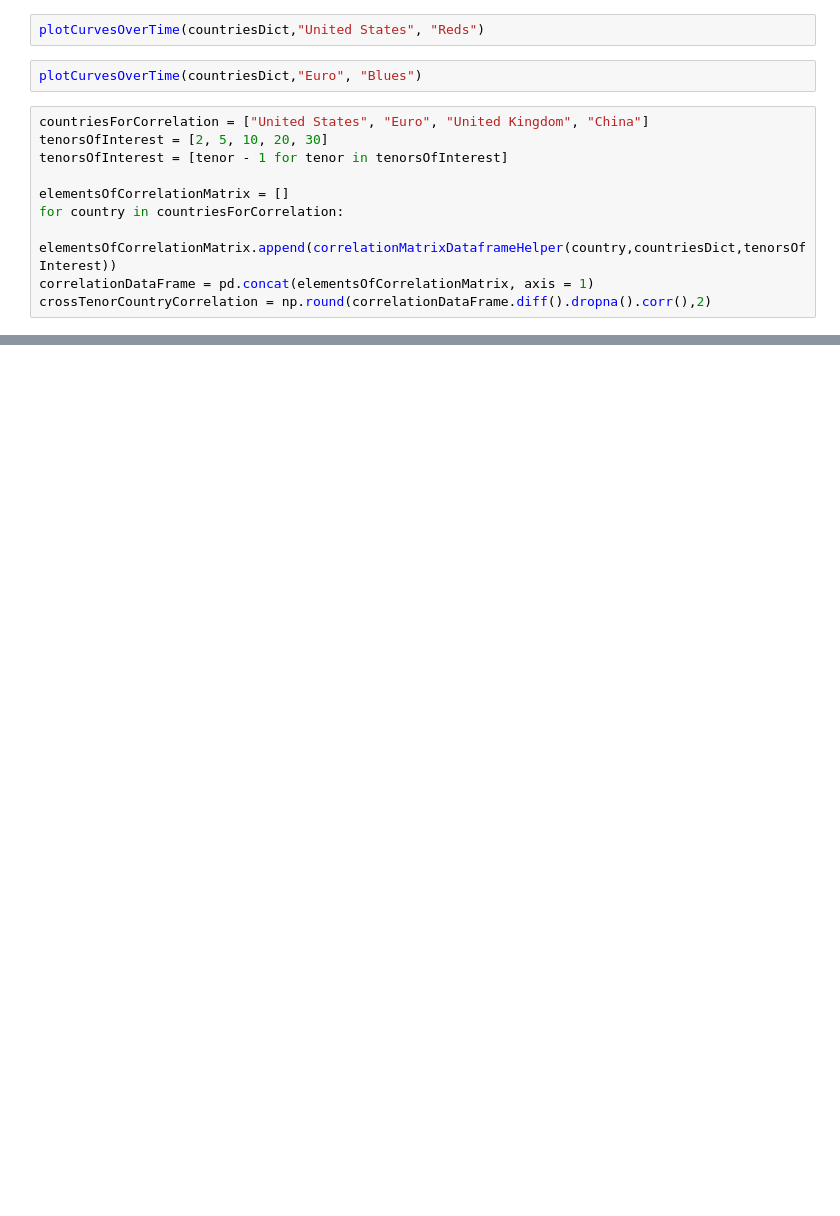
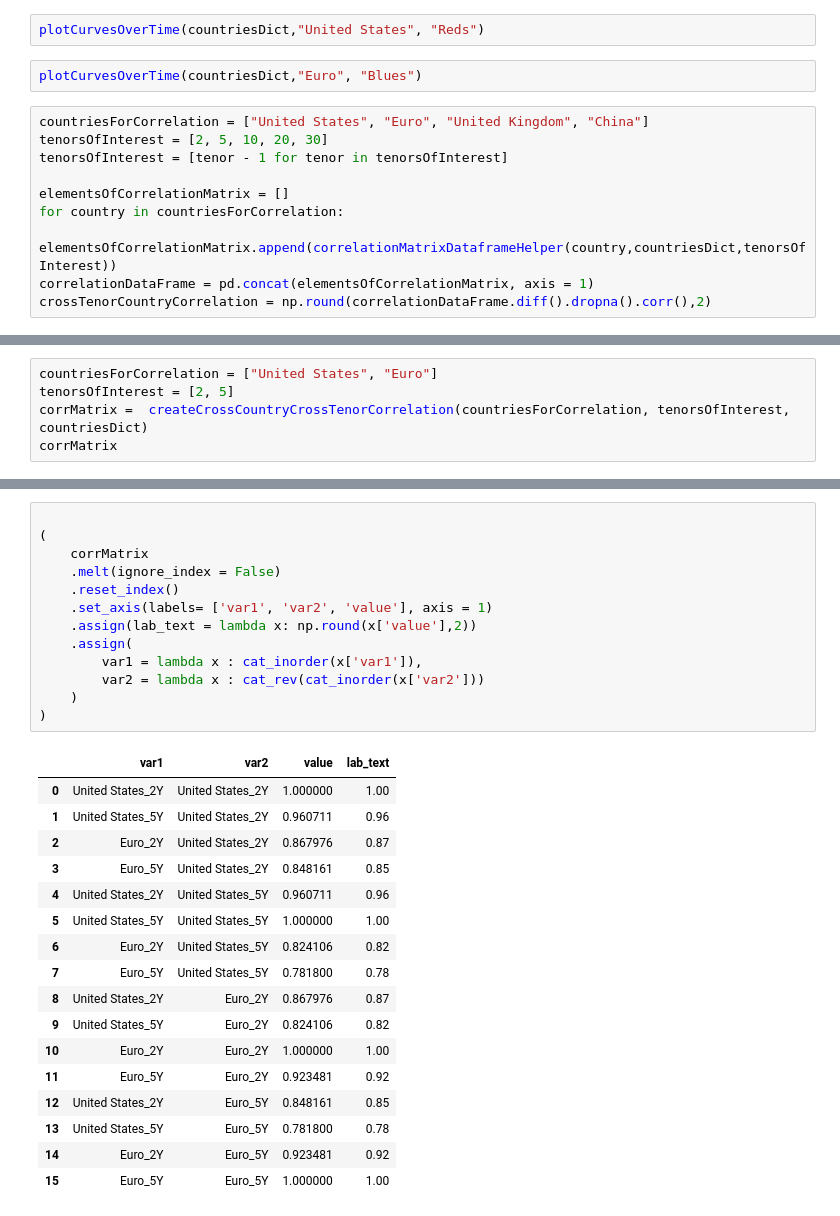
Before and after one commit to tomiadewusi/Case-Study, a Jupyter notebook: caseStudy1.ipynb, the cells around one changed output, grey strips where cells are left out. Drawn from its saved outputs; the diff is of its cells as text; blank space fills up the shorter version.

```diff
--- a/caseStudy1.ipynb
+++ b/caseStudy1.ipynb
@@ -135,0 +182,5 @@ corrMatrix  = createCrossCountryCrossTenorCorrelation(countriesForCorrelation, t
+# %%
+countriesForCorrelation = ["United States", "Euro"]
+tenorsOfInterest = [2, 5]
+corrMatrix =  createCrossCountryCrossTenorCorrelation(countriesForCorrelation, tenorsOfInterest, countriesDict)
+corrMatrix
@@ -135,0 +226,31 @@ corrMatrix  = createCrossCountryCrossTenorCorrelation(countriesForCorrelation, t
+# %%
+
+(
+    corrMatrix
+    .melt(ignore_index = False)
+    .reset_index()
+    .set_axis(labels= ['var1', 'var2', 'value'], axis = 1)
+    .assign(lab_text = lambda x: np.round(x['value'],2))
+    .assign(
+        var1 = lambda x : cat_inorder(x['var1']),
+        var2 = lambda x : cat_rev(cat_inorder(x['var2']))
+    )
+)
+# %% [output]
+|  | var1 | var2 | value | lab_text |
+| 0 | United States_2Y | United States_2Y | 1.000000 | 1.00 |
+| 1 | United States_5Y | United States_2Y | 0.960711 | 0.96 |
+| 2 | Euro_2Y | United States_2Y | 0.867976 | 0.87 |
+| 3 | Euro_5Y | United States_2Y | 0.848161 | 0.85 |
+| 4 | United States_2Y | United States_5Y | 0.960711 | 0.96 |
+| 5 | United States_5Y | United States_5Y | 1.000000 | 1.00 |
+| 6 | Euro_2Y | United States_5Y | 0.824106 | 0.82 |
+| 7 | Euro_5Y | United States_5Y | 0.781800 | 0.78 |
+| 8 | United States_2Y | Euro_2Y | 0.867976 | 0.87 |
+| 9 | United States_5Y | Euro_2Y | 0.824106 | 0.82 |
+| 10 | Euro_2Y | Euro_2Y | 1.000000 | 1.00 |
+| 11 | Euro_5Y | Euro_2Y | 0.923481 | 0.92 |
+| 12 | United States_2Y | Euro_5Y | 0.848161 | 0.85 |
+| 13 | United States_5Y | Euro_5Y | 0.781800 | 0.78 |
+| 14 | Euro_2Y | Euro_5Y | 0.923481 | 0.92 |
+| 15 | Euro_5Y | Euro_5Y | 1.000000 | 1.00 |
```
Also changed, not shown: parts of 6 cells of this notebook.
